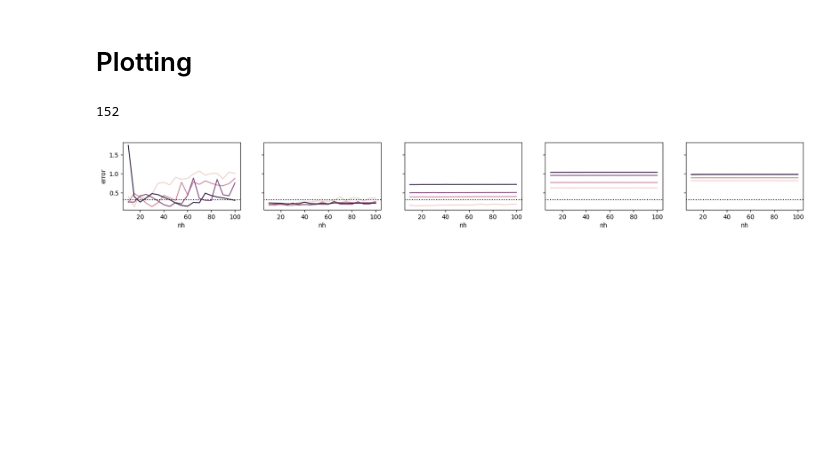
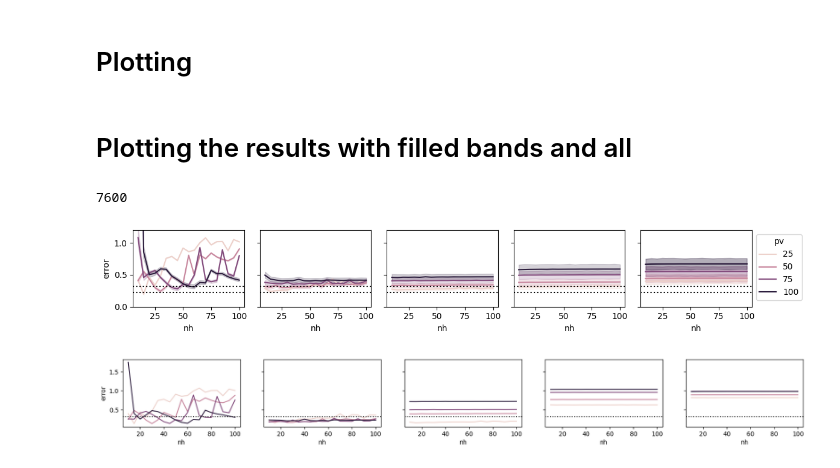
Before and after one commit to yiguzhou/zhou_interpolates, a Jupyter notebook: code/binwidth_simulations.ipynb, the cells around one changed output. Drawn from its saved outputs; the diff is of its cells as text; code cells hidden in the pictures; blank space fills up the shorter version.

Commit message:
Binwidth simulations done

```diff
--- a/code/binwidth_simulations.ipynb
+++ b/code/binwidth_simulations.ipynb
@@ -202,10 +204,52 @@ for ri, ran in enumerate(ranges):
         Data.append(Scores_long)
 
         joblib.dump((ran, Data), projdir + f"/results/rev_binwidth_simulations_{ran}mm_100reps.pkl")
+# %% [markdown]
+# Plotting the results with filled bands and all
+# %%
+import joblib
+
+ran, Data = joblib.load(projdir + "/results/rev_binwidth_simulations_10mm_100reps.pkl")
 # %%
+nreps = 100
 len(NH) * len(PV) * nreps
 # %% [output]
-152
+7600
+# %%
+import pandas as pd
+
+df = pd.concat(Data)
+# %%
+import math
+
+fig, axs = plt.subplots(1, len(ranges), figsize = (2*len(ranges) + 2 ,2), sharey=True, sharex=True)
+
+for ri, ran in enumerate(ranges):
+
+    ran, Data = joblib.load(projdir + f"/results/rev_binwidth_simulations_{ran}mm_100reps.pkl")
+
+    df = pd.concat(Data)
+
+    sns.lineplot(df, x='nh', y='error', hue ='pv', errorbar='ci', ax=axs[ri], legend=None)
+
+
+
+    axs[ri].axhline(math.sqrt(.1), c= 'k', linestyle = 'dotted')
+    axs[ri].axhline(math.sqrt(.05), c= 'k', linestyle = 'dotted')
+
+
+    if ri == len(ranges) - 1:
+        sns.lineplot(df, x='nh', y='error', hue ='pv', errorbar='ci', ax=axs[ri])
+        sns.move_legend(axs[len(ranges)-1], "upper left", bbox_to_anchor=(1, 1))
+
+plt.ylim([0,1.2])
+plt.ylabel("NRMSE")
+#extraticks = [math.sqrt(0.1), math.sqrt(0.05)]
+#plt.yticks(list(plt.yticks()[0]) + extraticks)
+plt.tight_layout()
+plt.savefig(projdir + '/figs/rev_binwidth_simulations_100reps.svg')
+# %% [output]
+[figure, added]
 # %%
 import math
 
```
Also changed, not shown: parts of 1 cell of this notebook, 6 other files.
